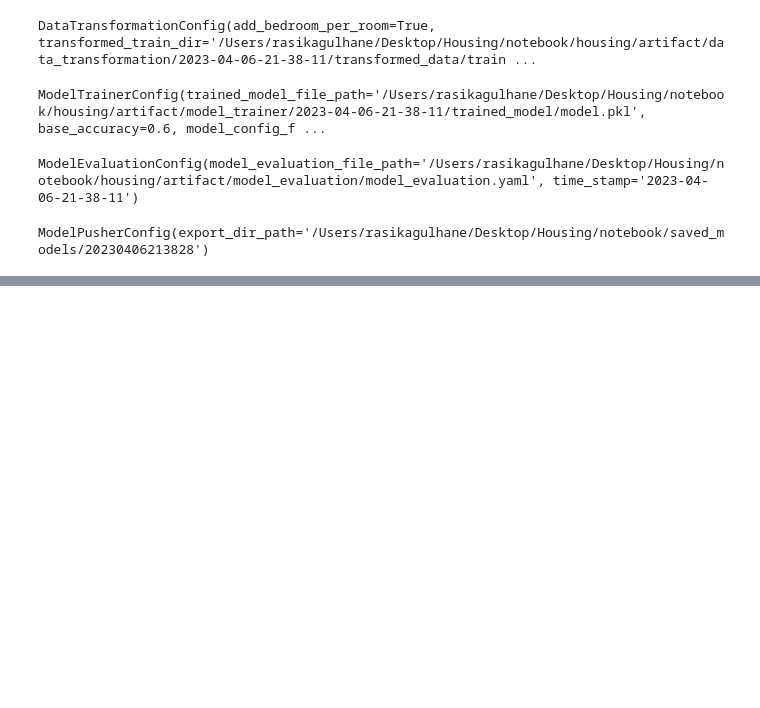
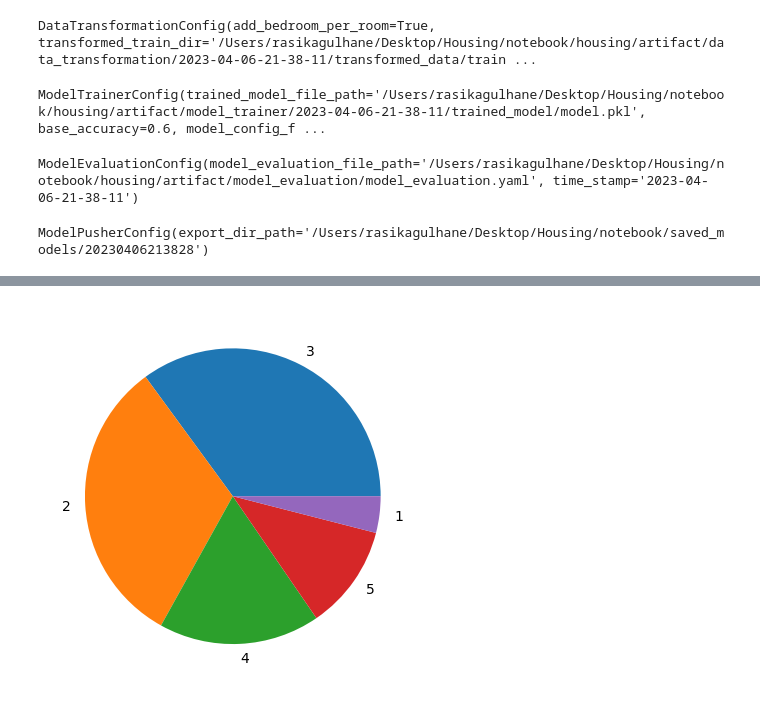
Before and after one commit to Rasika-Gulhane/Housing, a Jupyter notebook: notebook/example.ipynb, the cells around one changed output, grey strips where cells are left out. Saved outputs shown, nothing was run; the diff lists cells and outputs as text; code cells hidden in the pictures; blank space fills up the shorter version.

```diff
--- a/notebook/example.ipynb
+++ b/notebook/example.ipynb
@@ -84,0 +162,2 @@ ModelPusherConfig(export_dir_path='/Users/rasikagulhane/Desktop/Housing/notebook
+# %%
+test_df = housing_data_frame.loc[test_ix]
@@ -84,0 +175,7 @@ ModelPusherConfig(export_dir_path='/Users/rasikagulhane/Desktop/Housing/notebook
+# %%
+test_inc_count= test_df.income_cat.value_counts()
+# %%
+plt.pie(test_inc_count, labels=test_inc_count.index)
+plt.show()
+# %% [output]
+[figure, added]
```
Also changed, not shown: parts of 21 cells of this notebook, 6 other files.
